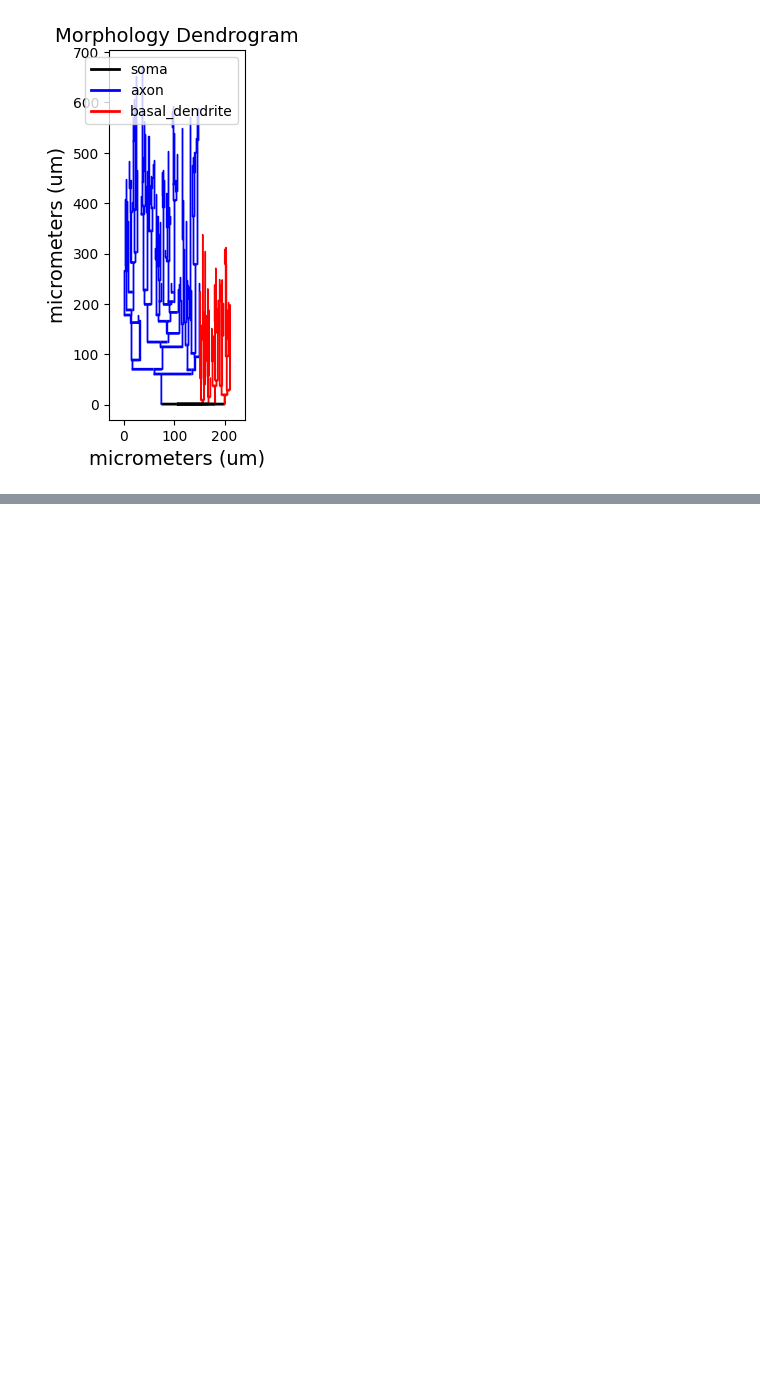
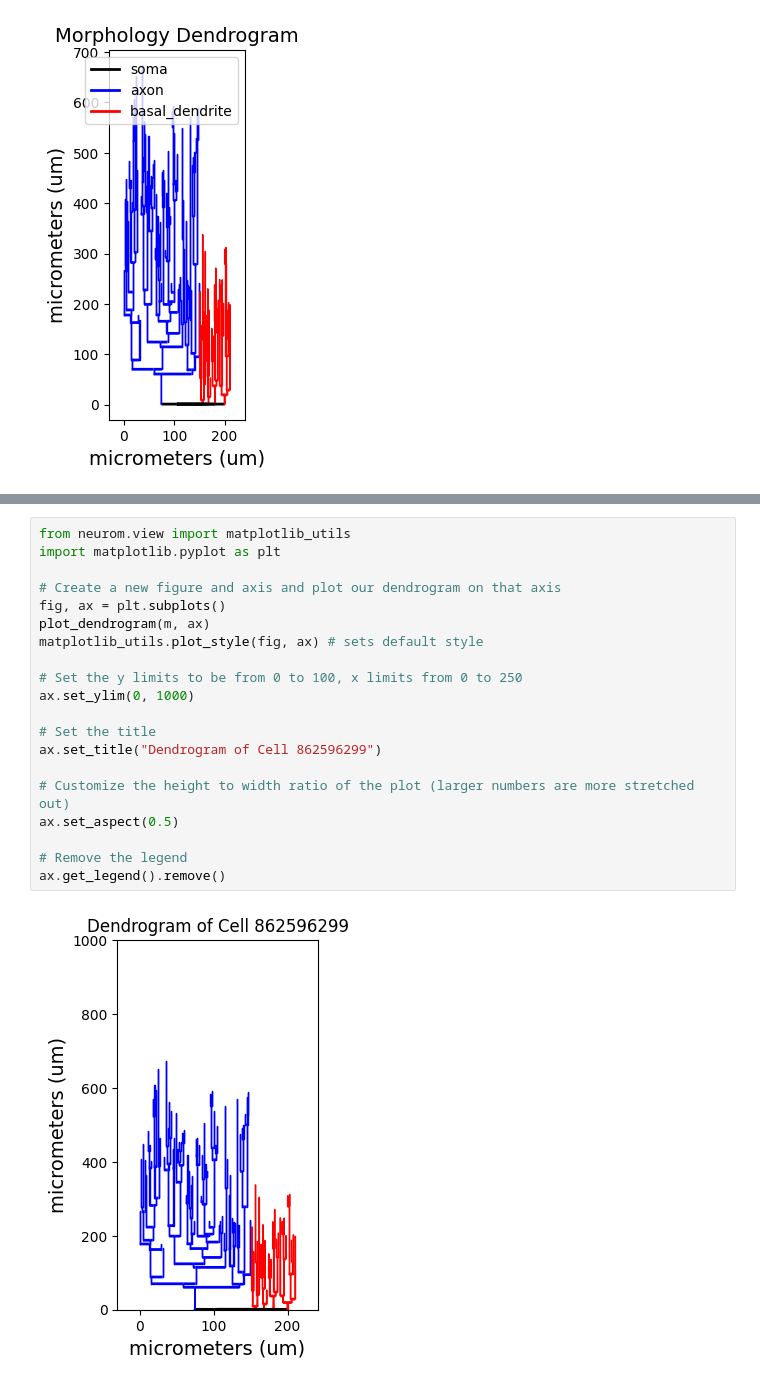
Before and after one commit to tb-harris/bin-2024, a Jupyter notebook: 11_Visualizing_Neurons.ipynb, the cells around one changed output, grey strips where cells are left out. Drawn from its saved outputs; the diff is of its cells as text; blank space fills up the shorter version.

Commit message:
Added customizing plots, side-by-side plots

```diff
--- a/11_Visualizing_Neurons.ipynb
+++ b/11_Visualizing_Neurons.ipynb
@@ -51,0 +66,22 @@ plot_dendrogram(m)
+# %%
+from neurom.view import matplotlib_utils
+import matplotlib.pyplot as plt
+
+# Create a new figure and axis and plot our dendrogram on that axis
+fig, ax = plt.subplots()
+plot_dendrogram(m, ax)
+matplotlib_utils.plot_style(fig, ax) # sets default style
+
+# Set the y limits to be from 0 to 100, x limits from 0 to 250
+ax.set_ylim(0, 1000)
+
+# Set the title
+ax.set_title("Dendrogram of Cell 862596299")
+
+# Customize the height to width ratio of the plot (larger numbers are more stretched out)
+ax.set_aspect(0.5)
+
+# Remove the legend
+ax.get_legend().remove()
+# %% [output]
+[figure, added]
```
Also changed, not shown: parts of 9 cells of this notebook.
